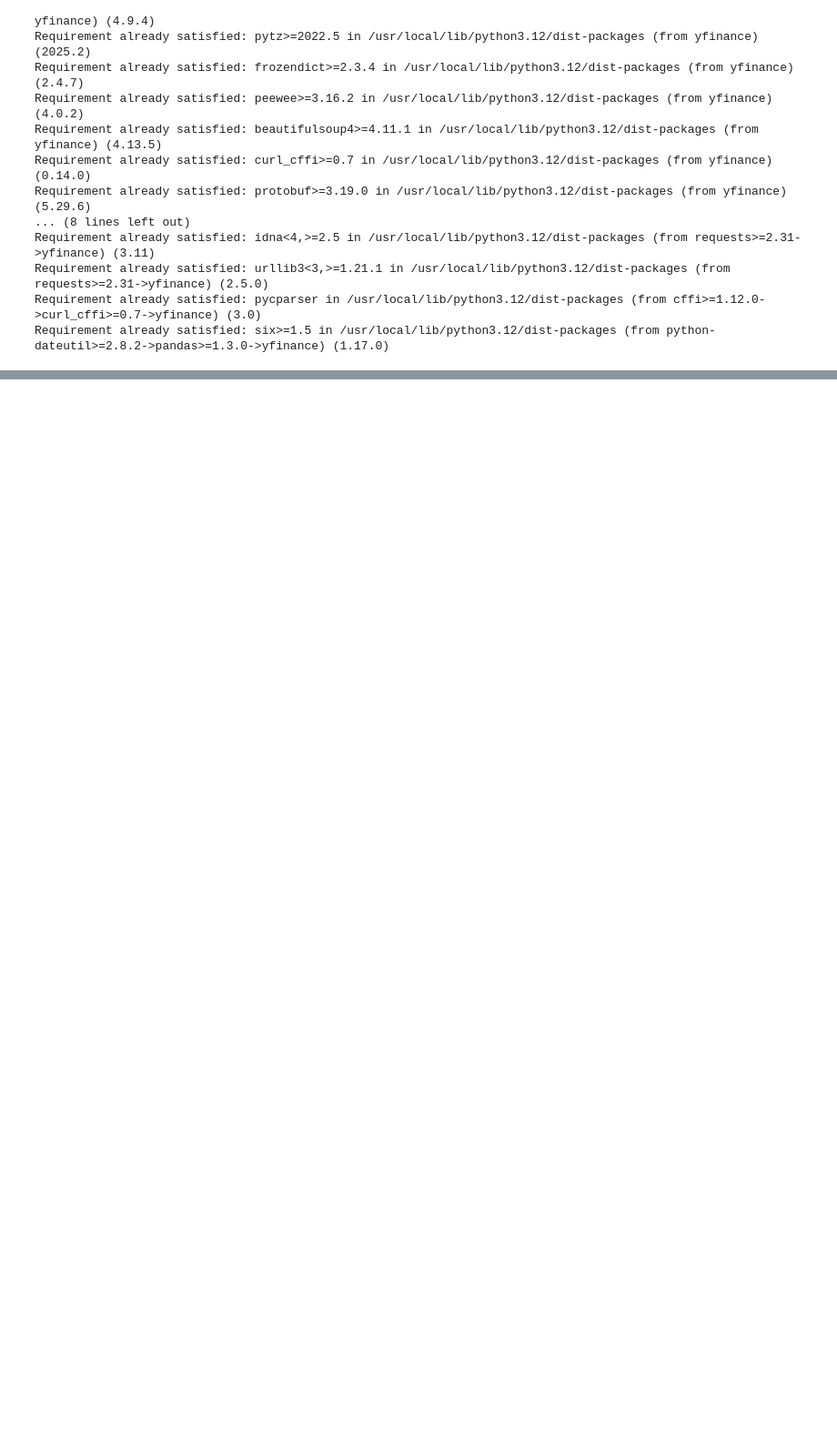
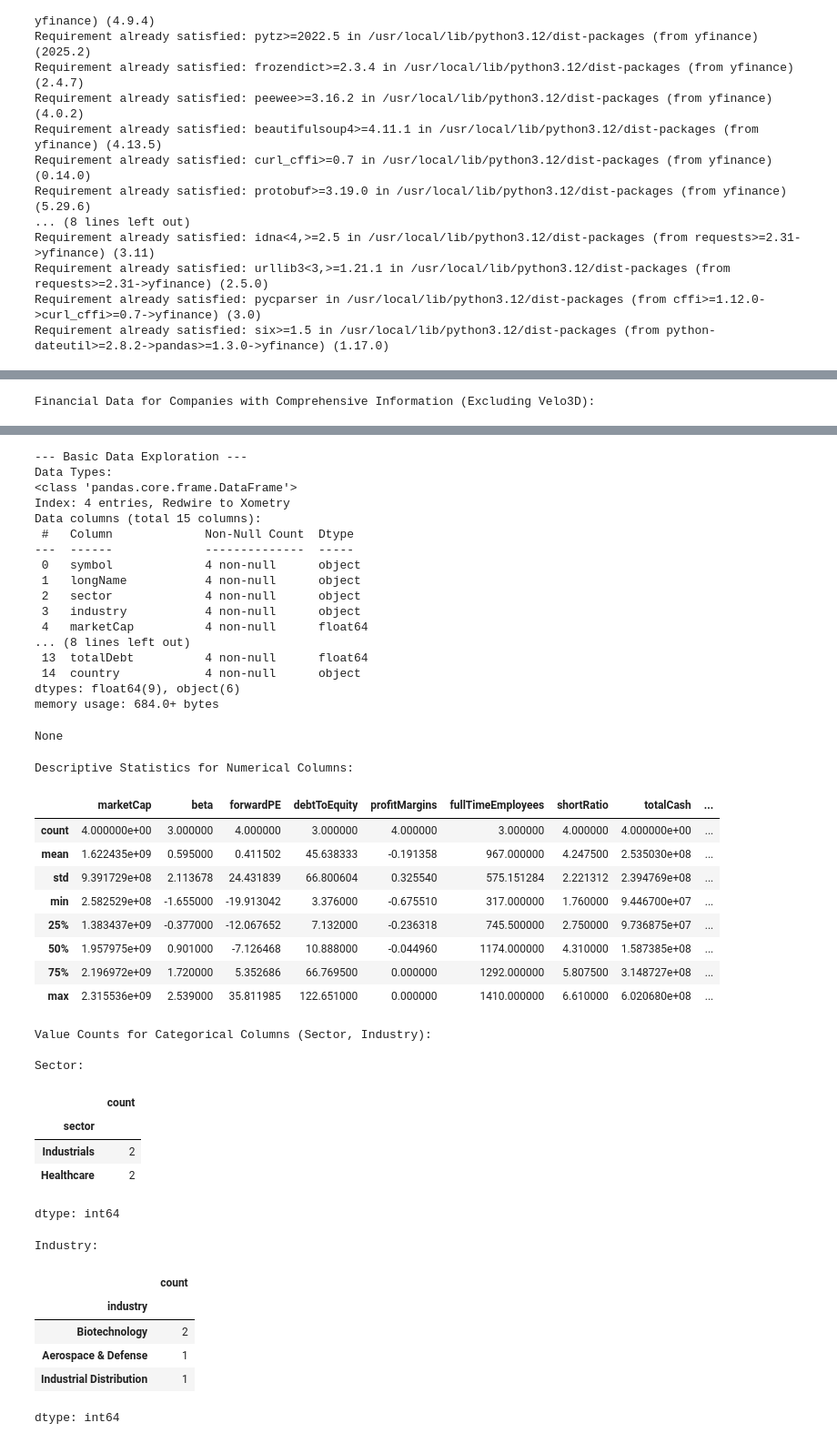
Before and after one commit to GUIVICFISHER/RiskNeutralKernel2026, a Jupyter notebook: RISK_ANALYSIS_STOCK.ipynb, the cells around one changed output, grey strips where cells are left out. Shown at 91% size. Cells and saved outputs as stored; diff of their text form; code cells hidden in the pictures; blank space fills up the shorter version.

```diff
--- a/RISK_ANALYSIS_STOCK.ipynb
+++ b/RISK_ANALYSIS_STOCK.ipynb
@@ -150,0 +388,21 @@ Full info dictionary:
+# %%
+# Filter out Velo3D from the financial_data DataFrame for this analysis
+df_financial_data_filtered = df_financial_data[df_financial_data.index != 'Velo3D'].copy()
+
+print("Financial Data for Companies with Comprehensive Information (Excluding Velo3D):")
+display(df_financial_data_filtered)
+
+print("\n--- Basic Data Exploration ---")
+print("Data Types:")
+display(df_financial_data_filtered.info())
+
+print("\nDescriptive Statistics for Numerical Columns:")
+display(df_financial_data_filtered.describe())
+
+print("\nValue Counts for Categorical Columns (Sector, Industry):")
+for col in ['sector', 'industry']:
+    if col in df_financial_data_filtered.columns:
+        print(f"\n{col.capitalize()}:")
+        display(df_financial_data_filtered[col].value_counts())
+# %% [output]
+Financial Data for Companies with Comprehensive Information (Excluding Velo3D):
@@ -150,0 +414,43 @@ Full info dictionary:
+--- Basic Data Exploration ---
+Data Types:
+<class 'pandas.core.frame.DataFrame'>
+Index: 4 entries, Redwire to Xometry
+Data columns (total 15 columns):
+ #   Column             Non-Null Count  Dtype
+---  ------             --------------  -----
+ 0   symbol             4 non-null      object
+ 1   longName           4 non-null      object
+ 2   sector             4 non-null      object
+ 3   industry           4 non-null      object
+ 4   marketCap          4 non-null      float64
+... (8 lines left out)
+ 13  totalDebt          4 non-null      float64
+ 14  country            4 non-null      object
+dtypes: float64(9), object(6)
+memory usage: 684.0+ bytes
+None
+Descriptive Statistics for Numerical Columns:
+|  | marketCap | beta | forwardPE | debtToEquity | profitMargins | fullTimeEmployees | shortRatio | totalCash | ... |
+| count | 4.000000e+00 | 3.000000 | 4.000000 | 3.000000 | 4.000000 | 3.000000 | 4.000000 | 4.000000e+00 | ... |
+| mean | 1.622435e+09 | 0.595000 | 0.411502 | 45.638333 | -0.191358 | 967.000000 | 4.247500 | 2.535030e+08 | ... |
+| std | 9.391729e+08 | 2.113678 | 24.431839 | 66.800604 | 0.325540 | 575.151284 | 2.221312 | 2.394769e+08 | ... |
+| min | 2.582529e+08 | -1.655000 | -19.913042 | 3.376000 | -0.675510 | 317.000000 | 1.760000 | 9.446700e+07 | ... |
+| 25% | 1.383437e+09 | -0.377000 | -12.067652 | 7.132000 | -0.236318 | 745.500000 | 2.750000 | 9.736875e+07 | ... |
+| 50% | 1.957975e+09 | 0.901000 | -7.126468 | 10.888000 | -0.044960 | 1174.000000 | 4.310000 | 1.587385e+08 | ... |
+| 75% | 2.196972e+09 | 1.720000 | 5.352686 | 66.769500 | 0.000000 | 1292.000000 | 5.807500 | 3.148727e+08 | ... |
+| max | 2.315536e+09 | 2.539000 | 35.811985 | 122.651000 | 0.000000 | 1410.000000 | 6.610000 | 6.020680e+08 | ... |
+Value Counts for Categorical Columns (Sector, Industry):
+
+Sector:
+|  | count |
+| sector |  |
+| Industrials | 2 |
+| Healthcare | 2 |
+dtype: int64
+Industry:
+|  | count |
+| industry |  |
+| Biotechnology | 2 |
+| Aerospace & Defense | 1 |
+| Industrial Distribution | 1 |
+dtype: int64
```
Also changed, not shown: parts of 13 cells of this notebook.
